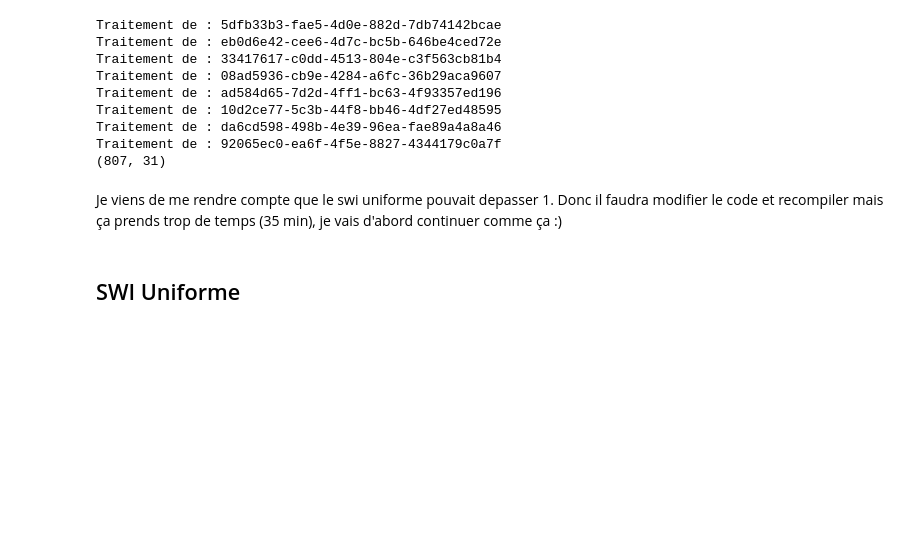
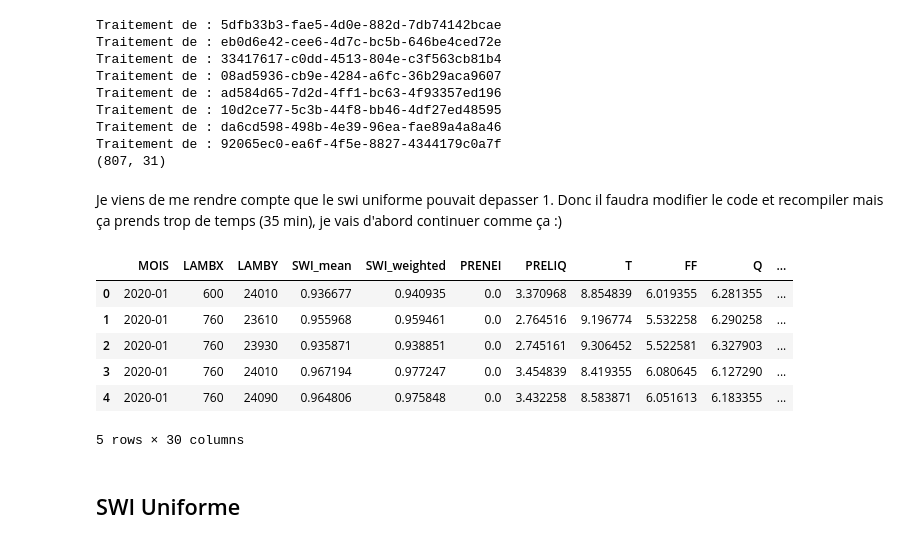
Before and after one commit to Sophie-Monsi/MACHINE-LEARNING-FOR-CLIMATE-RISK, a Jupyter notebook: Database_download.ipynb, the cells around one changed output. Drawn from its saved outputs; the diff is of its cells as text; code cells hidden in the pictures; blank space fills up the shorter version.

Commit message:
Je veux sécuriser la fonction du merge corrigé au cas où le noyau crashe à la généralisation

```diff
--- a/Database_download.ipynb
+++ b/Database_download.ipynb
@@ -565,6 +565,58 @@ Traitement de : 92065ec0-ea6f-4f5e-8827-4344179c0a7f
 base_generale.to_csv("swi_journalier_merge.csv", sep=";", index=False)
 # %% [markdown]
 Je viens de me rendre compte que le swi uniforme pouvait depasser 1. Donc il faudra modifier le code et recompiler mais ça prends trop de temps (35 min), je vais d'abord continuer comme ça :)
+# %%
+def build_monthly_base_by_point(df_swi_25):
+    import pandas as pd
+
+    df = df_swi_25.copy()
+
+    # --- Transformation des dates ---
+    df['DATE'] = pd.to_datetime(df['DATE'], format='%Y%m%d')
+    df['MOIS'] = df['DATE'].dt.to_period('M').astype(str)
+
+    # --- Calcul des poids ---
+    df['poids'] = ((df['PE'].fillna(0) + df['PRELIQ'].fillna(0)) /
+                   (df['ETP'].fillna(0) + 1)).clip(lower=0)
+
+    # --- Colonnes de regroupement ---
+    group_cols = ['MOIS', 'LAMBX', 'LAMBY']
+
+    # --- Liste des autres colonnes à agréger par moyenne simple ---
+    exclude_cols = group_cols + ['DATE', 'SWI', 'poids']
+    other_cols = [c for c in df.columns if c not in exclude_cols]
+
+    # --- Fonction pour SWI pondéré ---
+    def weighted_swi_df(group):
+        w = group['poids']
+        x = group['SWI']
+        if w.sum() <= 0:
+            return x.mean()
+        return (x * w).sum() / w.sum()
+
+    # --- Groupby et agrégation ---
+    df_monthly = df.groupby(group_cols).apply(
+        lambda g: pd.Series({
+            'SWI_mean': g['SWI'].mean(),
+            'SWI_weighted': weighted_swi_df(g),
+            **{c: g[c].mean() for c in other_cols}
+        })
+    ).reset_index()
+
+    return df_monthly
+
+
+
+df_monthly = build_monthly_base_by_point(df_swi_25)
+df_monthly.head()
+# %% [output]
+|  | MOIS | LAMBX | LAMBY | SWI_mean | SWI_weighted | PRENEI | PRELIQ | T | FF | Q | ... |
+| 0 | 2020-01 | 600 | 24010 | 0.936677 | 0.940935 | 0.0 | 3.370968 | 8.854839 | 6.019355 | 6.281355 | ... |
+| 1 | 2020-01 | 760 | 23610 | 0.955968 | 0.959461 | 0.0 | 2.764516 | 9.196774 | 5.532258 | 6.290258 | ... |
+| 2 | 2020-01 | 760 | 23930 | 0.935871 | 0.938851 | 0.0 | 2.745161 | 9.306452 | 5.522581 | 6.327903 | ... |
+| 3 | 2020-01 | 760 | 24010 | 0.967194 | 0.977247 | 0.0 | 3.454839 | 8.419355 | 6.080645 | 6.127290 | ... |
+| 4 | 2020-01 | 760 | 24090 | 0.964806 | 0.975848 | 0.0 | 3.432258 | 8.583871 | 6.051613 | 6.183355 | ... |
+5 rows × 30 columns
 # %% [markdown]
 ## SWI Uniforme
 # %%
```
Also changed, not shown: parts of 1 cell of this notebook.
